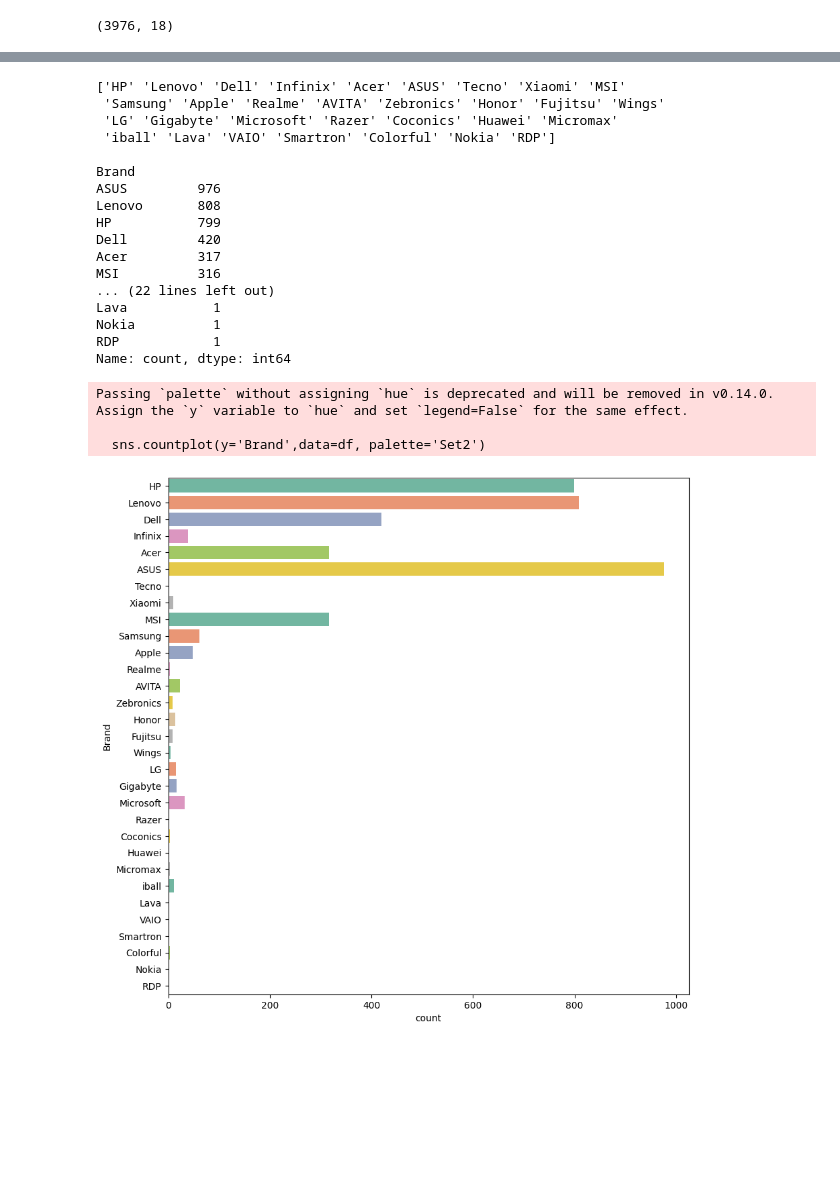
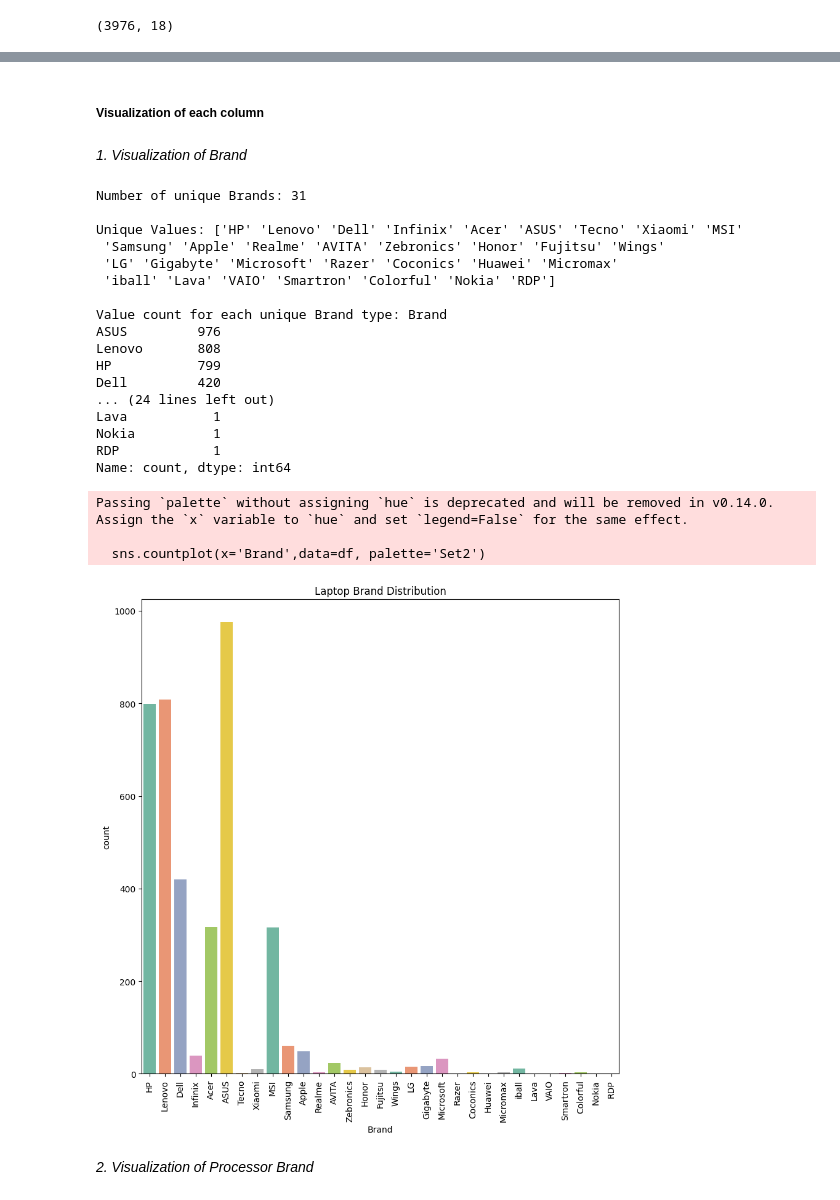
Before and after one commit to Dunith2002/Laptop_Price_Predictor, a Jupyter notebook: notebooks/FC211020_Dinusha/eda.ipynb, the cells around one changed output, grey strips where cells are left out. Cells and saved outputs as stored; diff of their text form; code cells hidden in the pictures; blank space fills up the shorter version.

```diff
--- a/notebooks/FC211020_Dinusha/eda.ipynb
+++ b/notebooks/FC211020_Dinusha/eda.ipynb
@@ -102,31 +126,39 @@ dtype: object
+# %% [markdown]
+#####  **Visualization of each column**
+# %% [markdown]
+*1. Visualization of Brand*
 # %%
-#Visualization of Brand
-print(f"{df['Brand'].unique()}\n")
-print(df['Brand'].value_counts())
+print(f"Number of unique Brands: {df['Brand'].nunique()}\n")
+print(f"Unique Values: {df['Brand'].unique()}\n")
+print(f"Value count for each unique Brand type: {df['Brand'].value_counts()}")
 
 plt.figure(figsize=(10,10))
-sns.countplot(y='Brand',data=df, palette='Set2')
+sns.countplot(x='Brand',data=df, palette='Set2')
+plt.title("Laptop Brand Distribution")
+plt.xticks(rotation=90)
 plt.show()
 # %% [output]
-['HP' 'Lenovo' 'Dell' 'Infinix' 'Acer' 'ASUS' 'Tecno' 'Xiaomi' 'MSI'
+Number of unique Brands: 31
+
+Unique Values: ['HP' 'Lenovo' 'Dell' 'Infinix' 'Acer' 'ASUS' 'Tecno' 'Xiaomi' 'MSI'
  'Samsung' 'Apple' 'Realme' 'AVITA' 'Zebronics' 'Honor' 'Fujitsu' 'Wings'
  'LG' 'Gigabyte' 'Microsoft' 'Razer' 'Coconics' 'Huawei' 'Micromax'
  'iball' 'Lava' 'VAIO' 'Smartron' 'Colorful' 'Nokia' 'RDP']
 
-Brand
+Value count for each unique Brand type: Brand
 ASUS         976
 Lenovo       808
 HP           799
 Dell         420
-Acer         317
-MSI          316
-... (22 lines left out)
+... (24 lines left out)
 Lava           1
 Nokia          1
 RDP            1
 Name: count, dtype: int64
-Passing `palette` without assigning `hue` is deprecated and will be removed in v0.14.0. Assign the `y` variable to `hue` and set `legend=False` for the same effect.
+Passing `palette` without assigning `hue` is deprecated and will be removed in v0.14.0. Assign the `x` variable to `hue` and set `legend=False` for the same effect.
 
-  sns.countplot(y='Brand',data=df, palette='Set2')
+  sns.countplot(x='Brand',data=df, palette='Set2')
-[figure, old version]
+[figure, new version]
+# %% [markdown]
+*2. Visualization of Processor Brand*
 # %%
```
Also changed, not shown: parts of 25 cells of this notebook.
